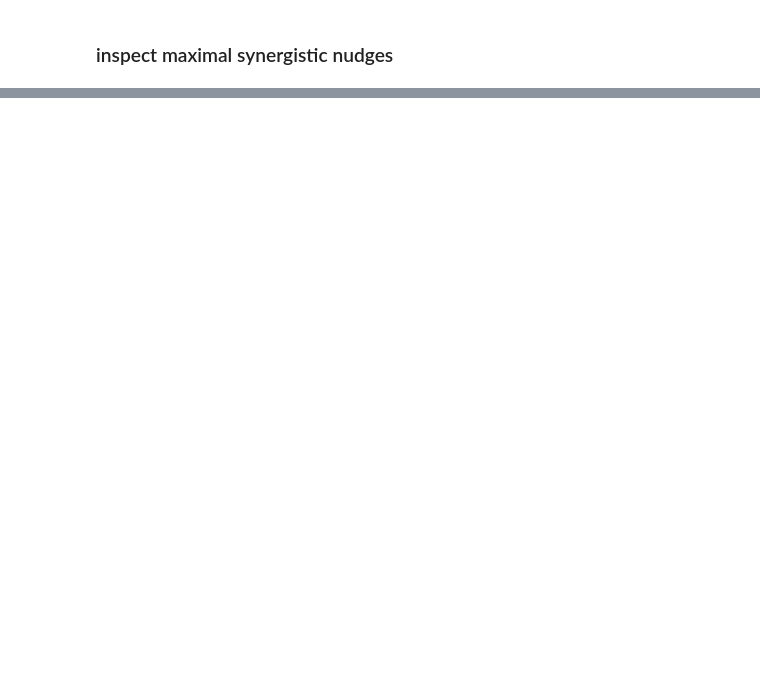
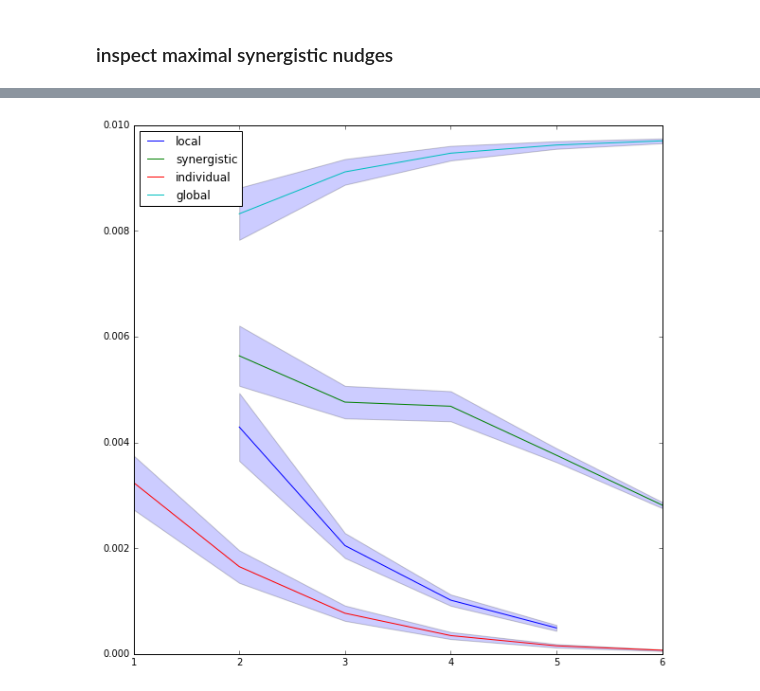
Before and after one commit to cjidboon94/master_thesis, a Jupyter notebook: combine_data2.ipynb, the cells around one changed output, grey strips where cells are left out. Cells and saved outputs as stored; diff of their text form; code cells hidden in the pictures; blank space fills up the shorter version.

Commit message:
extra data experiments and some plotting

```diff
--- a/combine_data2.ipynb
+++ b/combine_data2.ipynb
@@ -163,49 +186,53 @@ plot_range_global_entropy75, mean_global_entropy75, std_global_entropy75, batche
 )
 # %%
 import matplotlib.pyplot as plt
-import matplotlib
+import matplotlib as mpl
 #%matplotlib notebook
-%matplotlib inline
+#%matplotlib inline
 
-matplotlib.rcParams['figure.figsize']
+#play with this for better figure sizes
+mpl.rcParams['figure.figsize'] = (10,10)
+mpl.legend.loc = "upper_left"
 
 plt.plot(plot_range_local_dirichlet, mean_local_dirichlet, label="local")
 plt.plot(plot_range_synergistic_dirichlet, mean_synergistic_dirichlet, label="synergistic")
 plt.plot(plot_range_individual_dirichlet, mean_individual_dirichlet, label="individual")
 plt.plot(plot_range_global_dirichlet, mean_global_dirichlet, label="global")
 
 lower_bound_synergistic_dirichlet = np.array(mean_synergistic_dirichlet)-np.array(std_synergistic_dirichlet)
 upper_bound_synergistic_dirichlet = np.array(mean_synergistic_dirichlet)+np.array(std_synergistic_dirichlet)
 plt.fill_between(plot_range_synergistic_dirichlet, lower_bound_synergistic_dirichlet,
                  upper_bound_synergistic_dirichlet,
-                 label='{}'.format("random local std"), alpha=0.2)
+                 alpha=0.2)
 
 lower_bound_individual_dirichlet = np.array(mean_individual_dirichlet)-np.array(std_individual_dirichlet)
 upper_bound_individual_dirichlet = np.array(mean_individual_dirichlet)+np.array(std_individual_dirichlet)
 plt.fill_between(plot_range_individual_dirichlet, lower_bound_individual_dirichlet,
                  upper_bound_individual_dirichlet,
-                 label='{}'.format("random local std"), alpha=0.2)
+                 alpha=0.2)
 
 lower_bound_global_dirichlet = np.array(mean_global_dirichlet)-np.array(std_global_dirichlet)
 upper_bound_global_dirichlet = np.array(mean_global_dirichlet)+np.array(std_global_dirichlet)
 plt.fill_between(plot_range_global_dirichlet, lower_bound_global_dirichlet, upper_bound_global_dirichlet,
-                 label='{}'.format("random local std"), alpha=0.2)
+                 alpha=0.2)
 
 lower_bound_local_dirichlet = np.array(mean_local_dirichlet)-np.array(std_local_dirichlet)
 upper_bound_local_dirichlet = np.array(mean_local_dirichlet)+np.array(std_local_dirichlet)
 plt.fill_between(plot_range_local_dirichlet, lower_bound_local_dirichlet, upper_bound_local_dirichlet,
-                 label='{}'.format("random local std"), alpha=0.2)
+                 alpha=0.2)
 
-#plt.legend()
+plt.legend(loc="upper left")
 plt.show()
 
 
 
 
 # lower_bound_random_control = np.array(mean_random_control)-np.array(std_random_control)
 # upper_bound_random_control = np.array(mean_random_control)+np.array(std_random_control)
 # plt.fill_between(plot_range, lower_bound_random_control, upper_bound_random_control,
 #                  label='{}'.format("random control std"), alpha=0.2)
+# %% [output]
+[figure, added]
 # %%
 plt.plot(plot_range_local_entropy75, mean_local_entropy75, label="local")
 plt.plot(plot_range_synergistic_entropy75, mean_synergistic_entropy75, label="synergistic")
```
Also changed, not shown: parts of 4 cells of this notebook, 5 other files.
